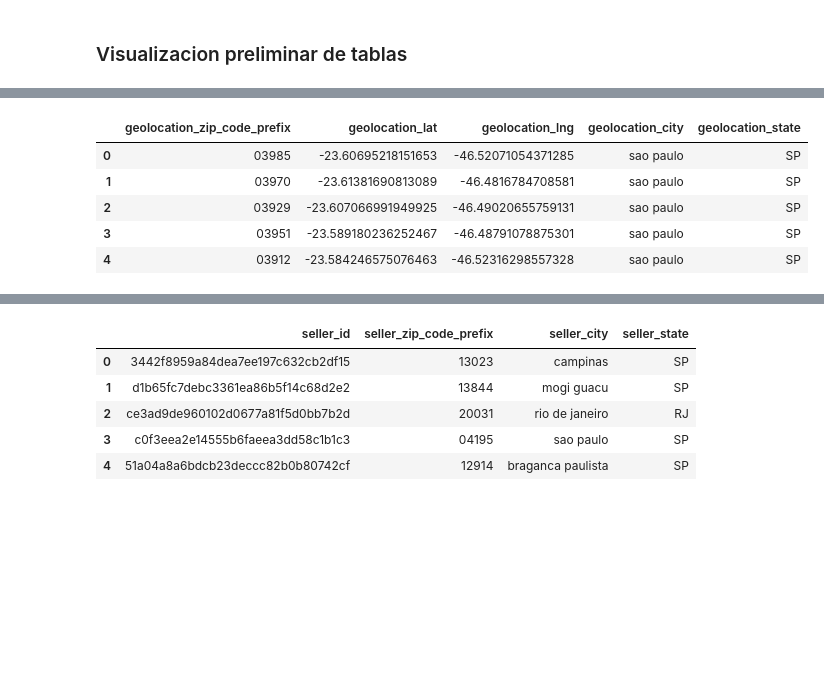
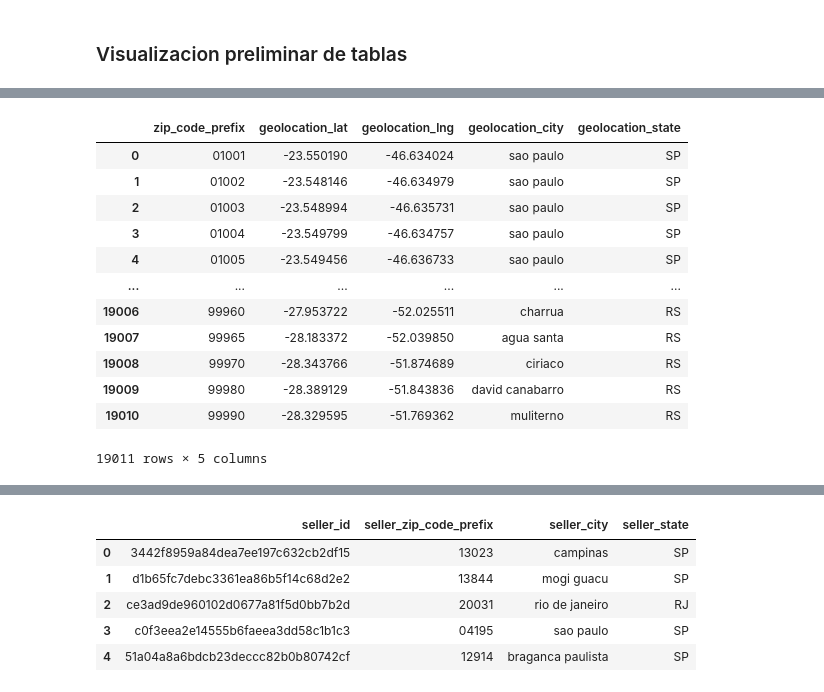
Before and after one commit to freddyyaq-lab/End-to-End-E-commerce-Revenue-Intelligence-Project, a Jupyter notebook: Notebooks/EDA.ipynb, the cells around one changed output, grey strips where cells are left out. Drawn from its saved outputs; the diff is of its cells as text; code cells hidden in the pictures; blank space fills up the shorter version.

Commit message:
fix: Se quitan duplicados de geolocation

```diff
--- a/Notebooks/EDA.ipynb
+++ b/Notebooks/EDA.ipynb
@@ -48,12 +48,35 @@ df_customers.head(5)
 | 3 | b2b6027bc5c5109e529d4dc6358b12c3 | 259dac757896d24d7702b9acbbff3f3c | 08775 | mogi das cruzes | SP |
 | 4 | 4f2d8ab171c80ec8364f7c12e35b23ad | 345ecd01c38d18a9036ed96c73b8d066 | 13056 | campinas | SP |
 # %%
+# Se promedian las coordenadas ya que habia demasiadas latitudes y longitudes para un mismo zip code
+df_geolocation["geolocation_lat"] = pd.to_numeric(df_geolocation["geolocation_lat"], errors="coerce")
+df_geolocation["geolocation_lng"] = pd.to_numeric(df_geolocation["geolocation_lng"], errors="coerce")
+
+
+# De manera manual se ejecuta un filtro sobre las latitudes y longitudes ya que habian valores atipicos que distorcionan las medias
+df_geolocation = df_geolocation[(df_geolocation["geolocation_lat"] <= 5.161220) & (df_geolocation["geolocation_lng"] <= -20)]
+
+
 # Detalle de la ubicacion con varios zipcodes
-df_geolocation.head(5)
+promedio_coordenadas = df_geolocation.groupby("geolocation_zip_code_prefix").agg({
+    "geolocation_lat": "mean",
+    "geolocation_lng": "mean",
+    "geolocation_city": lambda x: x.mode()[0],
+    "geolocation_state": lambda x: x.mode()[0]
+})
+df_geolocation = pd.DataFrame(promedio_coordenadas).reset_index()
+df_geolocation.rename(columns={"geolocation_zip_code_prefix" : "zip_code_prefix"})
 # %% [output]
-|  | geolocation_zip_code_prefix | geolocation_lat | geolocation_lng | geolocation_city | geolocation_state |
-| 0 | 03985 | -23.60695218151653 | -46.52071054371285 | sao paulo | SP |
-| 1 | 03970 | -23.61381690813089 | -46.4816784708581 | sao paulo | SP |
-| 2 | 03929 | -23.607066991949925 | -46.49020655759131 | sao paulo | SP |
-| 3 | 03951 | -23.589180236252467 | -46.48791078875301 | sao paulo | SP |
-| 4 | 03912 | -23.584246575076463 | -46.52316298557328 | sao paulo | SP |
+|  | zip_code_prefix | geolocation_lat | geolocation_lng | geolocation_city | geolocation_state |
+| 0 | 01001 | -23.550190 | -46.634024 | sao paulo | SP |
+| 1 | 01002 | -23.548146 | -46.634979 | sao paulo | SP |
+| 2 | 01003 | -23.548994 | -46.635731 | sao paulo | SP |
+| 3 | 01004 | -23.549799 | -46.634757 | sao paulo | SP |
+| 4 | 01005 | -23.549456 | -46.636733 | sao paulo | SP |
+| ... | ... | ... | ... | ... | ... |
+| 19006 | 99960 | -27.953722 | -52.025511 | charrua | RS |
+| 19007 | 99965 | -28.183372 | -52.039850 | agua santa | RS |
+| 19008 | 99970 | -28.343766 | -51.874689 | ciriaco | RS |
+| 19009 | 99980 | -28.389129 | -51.843836 | david canabarro | RS |
+| 19010 | 99990 | -28.329595 | -51.769362 | muliterno | RS |
+19011 rows × 5 columns
```
Also changed, not shown: parts of 1 cell of this notebook.
